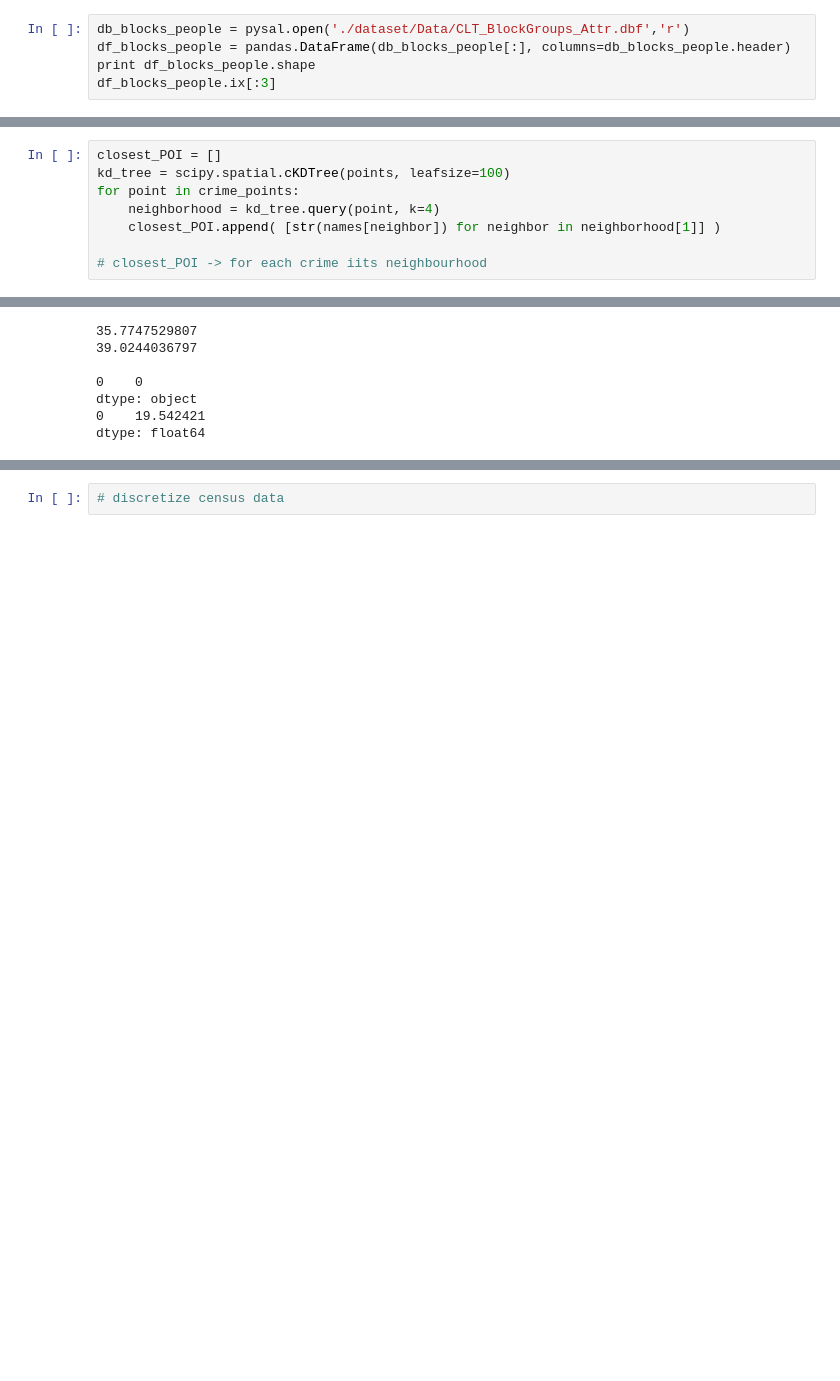
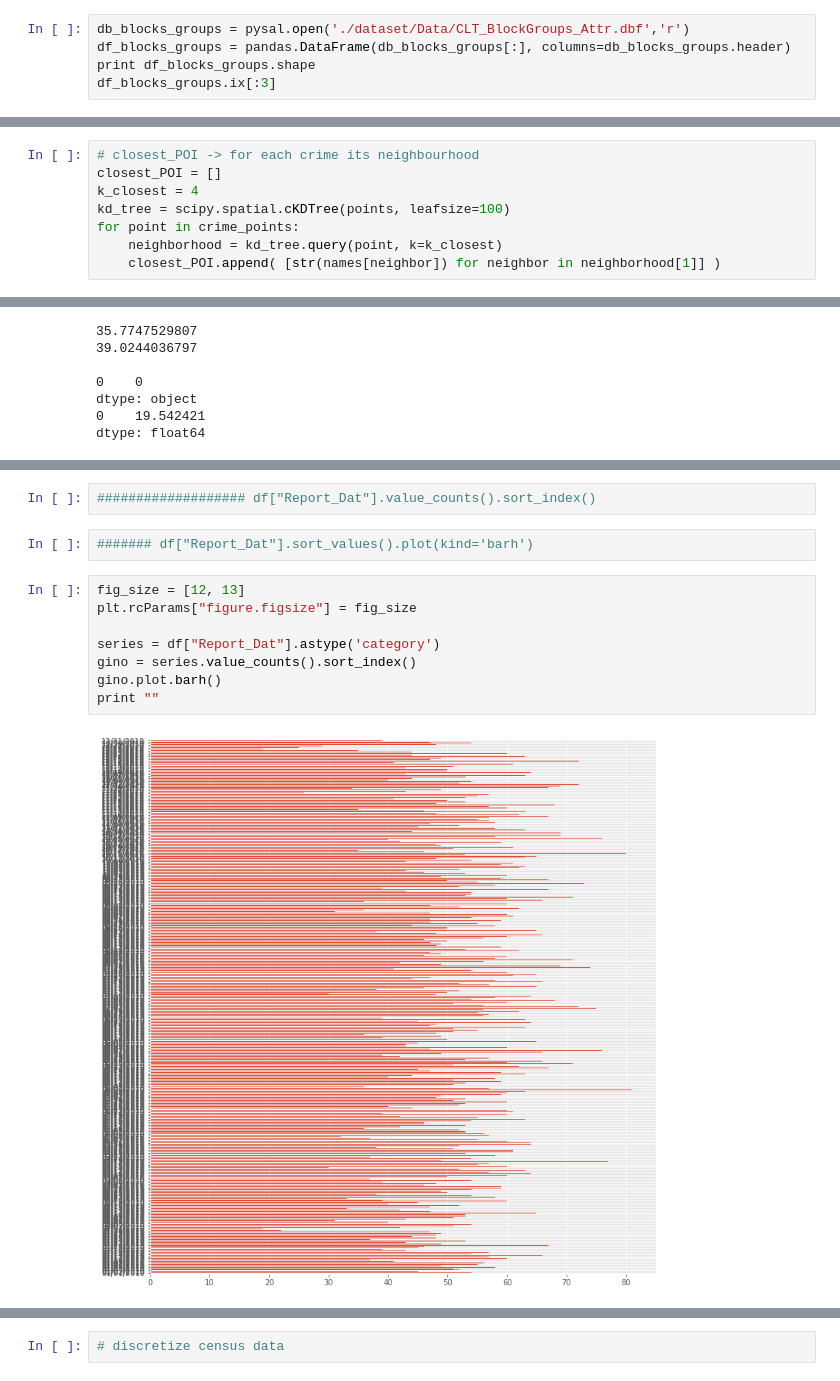
Before and after one commit to chrisPiemonte/crime-analysis, a Jupyter notebook: 2 - Data Preparation.ipynb, the cells around one changed output, grey strips where cells are left out. Saved outputs shown, nothing was run; the diff lists cells and outputs as text; blank space fills up the shorter version.

```diff
--- a/2 - Data Preparation.ipynb
+++ b/2 - Data Preparation.ipynb
@@ -15,10 +13,10 @@ import matplotlib.pyplot as plt
 plt.style.use('ggplot')
 pandas.set_option('display.max_rows', 100, "display.max_columns", 100)
 # %%
-db_blocks_people = pysal.open('./dataset/Data/CLT_BlockGroups_Attr.dbf','r')
-df_blocks_people = pandas.DataFrame(db_blocks_people[:], columns=db_blocks_people.header)
-print df_blocks_people.shape
-df_blocks_people.ix[:3]
+db_blocks_groups = pysal.open('./dataset/Data/CLT_BlockGroups_Attr.dbf','r')
+df_blocks_groups = pandas.DataFrame(db_blocks_groups[:], columns=db_blocks_groups.header)
+print df_blocks_groups.shape
+df_blocks_groups.ix[:3]
 # %% [output]
 (485, 18)
 |  | STATEFP10 | COUNTYFP10 | TRACTCE10 | BLKGRPCE10 | GEOID10 | NAMELSAD10 | MTFCC10 | FUNCSTAT10 | ALAND10 | ... |
@@ -171,9 +137,9 @@ names = business_name + mall_name + walmart_name + drinking_name + hotels_name +
 points = numpy.concatenate((business_points, mall_points, walmart_points, drinking_points, hotels_points, park_points))
 # %%
+# closest_POI -> for each crime its neighbourhood
 closest_POI = []
+k_closest = 4
 kd_tree = scipy.spatial.cKDTree(points, leafsize=100)
 for point in crime_points:
-    neighborhood = kd_tree.query(point, k=4)
+    neighborhood = kd_tree.query(point, k=k_closest)
     closest_POI.append( [str(names[neighbor]) for neighbor in neighborhood[1]] )
-
-# closest_POI -> for each crime iits neighbourhood
@@ -656,6 +366,20 @@ Location_T                                Outdoors
 Report_Dat                              01/01/2010
 Street_Nam                                 COLLEGE
 Name: 15, dtype: object
+# %%
+################### df["Report_Dat"].value_counts().sort_index()
+# %%
+####### df["Report_Dat"].sort_values().plot(kind='barh')
+# %%
+fig_size = [12, 13]
+plt.rcParams["figure.figsize"] = fig_size
+
+series = df["Report_Dat"].astype('category')
+gino = series.value_counts().sort_index()
+gino.plot.barh()
+print ""
+# %% [output]
+[figure, added]
 # %%
 fig_size = [12, 13]
 plt.rcParams["figure.figsize"] = fig_size
```
Also changed, not shown: parts of 31 cells of this notebook.
